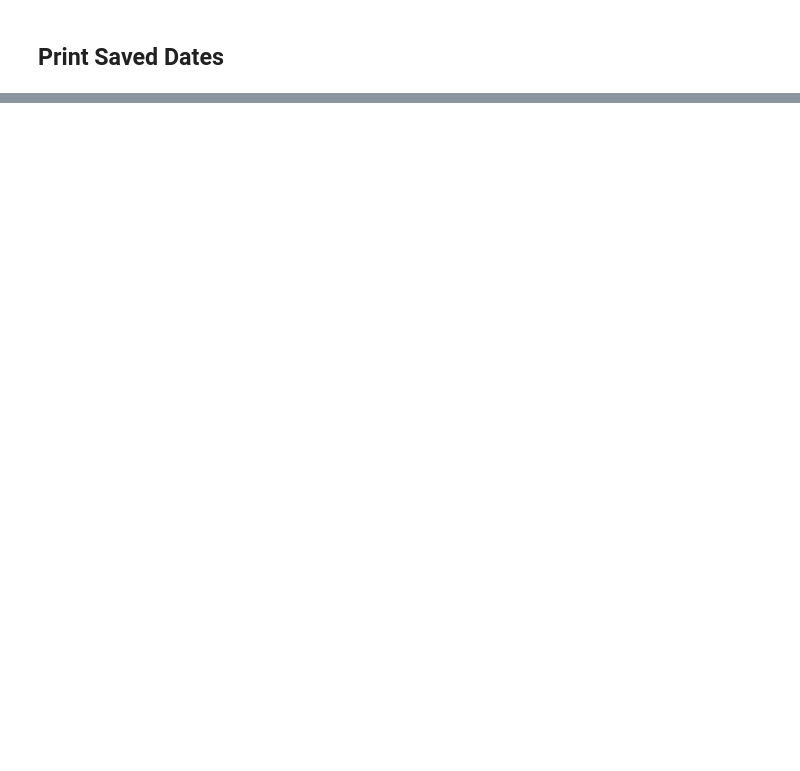
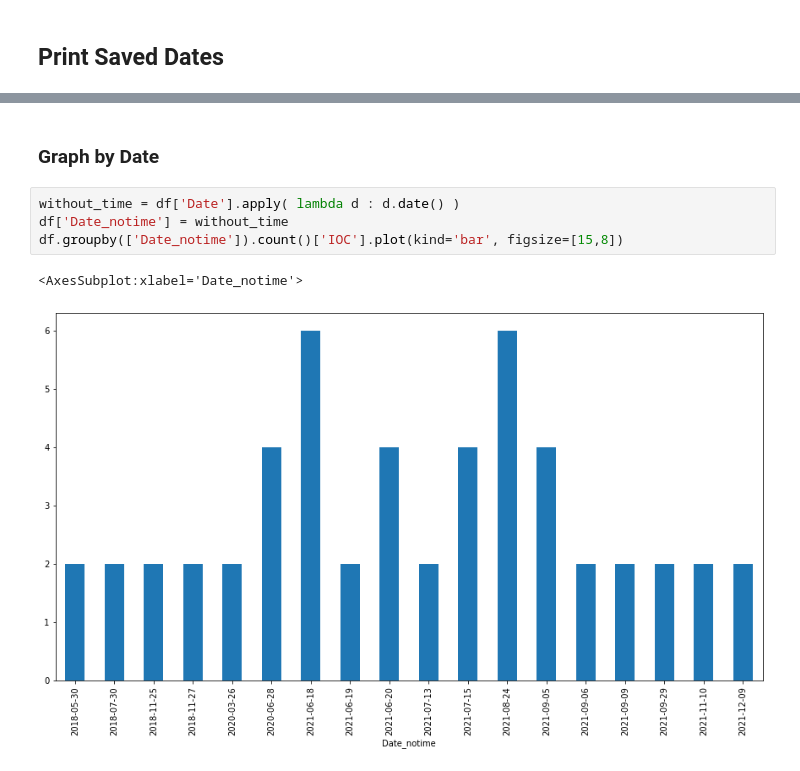
Before and after one commit to gbikram/Jupyter-Threat-Intel, a Jupyter notebook: IOCTimeline/IOCTimeline.ipynb, the cells around one changed output, grey strips where cells are left out. Saved outputs shown, nothing was run; the diff lists cells and outputs as text; blank space fills up the shorter version.

```diff
--- a/IOCTimeline/IOCTimeline.ipynb
+++ b/IOCTimeline/IOCTimeline.ipynb
@@ -90,0 +124,9 @@ df.sort_values(by=['Date'])
+# %% [markdown]
+### Graph by Date
+# %%
+without_time = df['Date'].apply( lambda d : d.date() )
+df['Date_notime'] = without_time
+df.groupby(['Date_notime']).count()['IOC'].plot(kind='bar', figsize=[15,8])
+# %% [output]
+<AxesSubplot:xlabel='Date_notime'>
+[figure, added]
```
Also changed, not shown: parts of 8 cells of this notebook, 3 other files.
